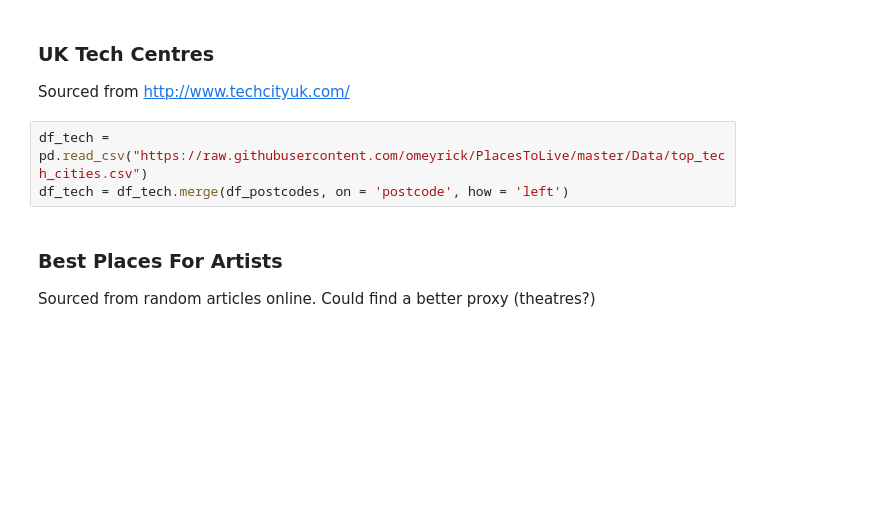
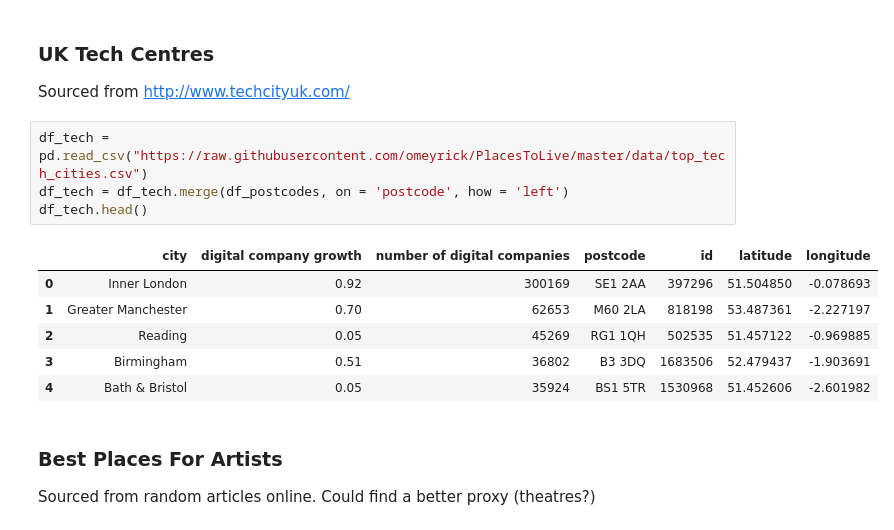
Before and after one commit to omeyrick/PlacesToLive, a Jupyter notebook: Jupyter - PlacesToLive.ipynb, the cells around one changed output. Saved outputs shown, nothing was run; the diff lists cells and outputs as text; blank space fills up the shorter version.

```diff
--- a/Jupyter - PlacesToLive.ipynb
+++ b/Jupyter - PlacesToLive.ipynb
@@ -54,8 +54,16 @@ df_qol.head()
 
 Sourced from http://www.techcityuk.com/
 # %%
-df_tech = pd.read_csv("https://raw.githubusercontent.com/omeyrick/PlacesToLive/master/Data/top_tech_cities.csv")
+df_tech = pd.read_csv("https://raw.githubusercontent.com/omeyrick/PlacesToLive/master/data/top_tech_cities.csv")
 df_tech = df_tech.merge(df_postcodes, on = 'postcode', how = 'left')
+df_tech.head()
+# %% [output]
+|  | city | digital company growth | number of digital companies | postcode | id | latitude | longitude |
+| 0 | Inner London | 0.92 | 300169 | SE1 2AA | 397296 | 51.504850 | -0.078693 |
+| 1 | Greater Manchester | 0.70 | 62653 | M60 2LA | 818198 | 53.487361 | -2.227197 |
+| 2 | Reading | 0.05 | 45269 | RG1 1QH | 502535 | 51.457122 | -0.969885 |
+| 3 | Birmingham | 0.51 | 36802 | B3 3DQ | 1683506 | 52.479437 | -1.903691 |
+| 4 | Bath & Bristol | 0.05 | 35924 | BS1 5TR | 1530968 | 51.452606 | -2.601982 |
 # %% [markdown]
 ### Best Places For Artists
 
```
Also changed, not shown: parts of 4 cells of this notebook, 10 other files.
